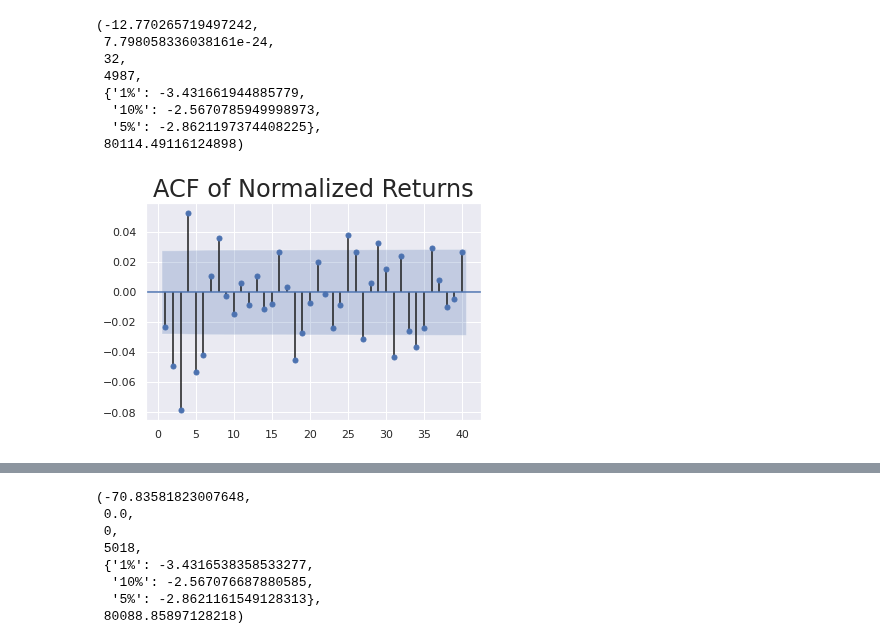
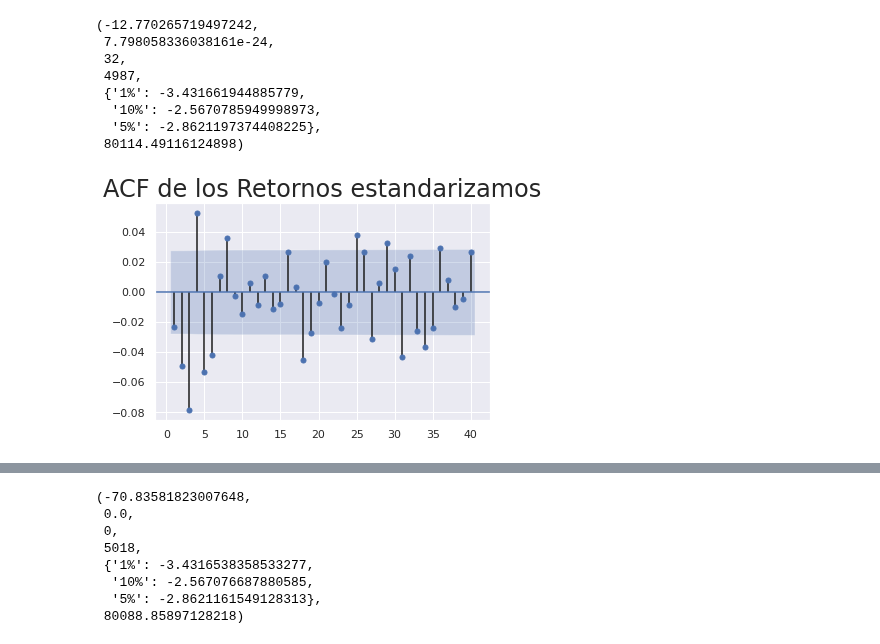
Before and after one commit to virf96/Proyectos, a Jupyter notebook: Consideraciones_Modelos_MA_Retornos.ipynb, the cells around one changed output, grey strips where cells are left out. Cells and saved outputs as stored; diff of their text form; code cells hidden in the pictures.

```diff
--- a/Consideraciones_Modelos_MA_Retornos.ipynb
+++ b/Consideraciones_Modelos_MA_Retornos.ipynb
@@ -556,10 +556,10 @@ sts.adfuller(df.norm_ret[1:])
 # %%
 #Lo correcto será utilizar los retornos normalizados para predecir las series temporales, dado ACF, este sugiere utilizar un MA(6) o MA(8)
 sgt.plot_acf(df.norm_ret[1:], zero = False, lags = 40)
-plt.title("ACF of Normalized Returns",size=24)
+plt.title("ACF de los Retornos estandarizamos",size=24)
 plt.show()
 # %% [output]
-[figure, old version]
+[figure, new version]
 # %%
 #Ajustamos el MA(8)
 #Podemos ver que los resultados son los mismos con lo cuál podemos concluir que lo normalización no afecta la selección del modelo
```
Also changed, not shown: parts of 16 cells of this notebook.
